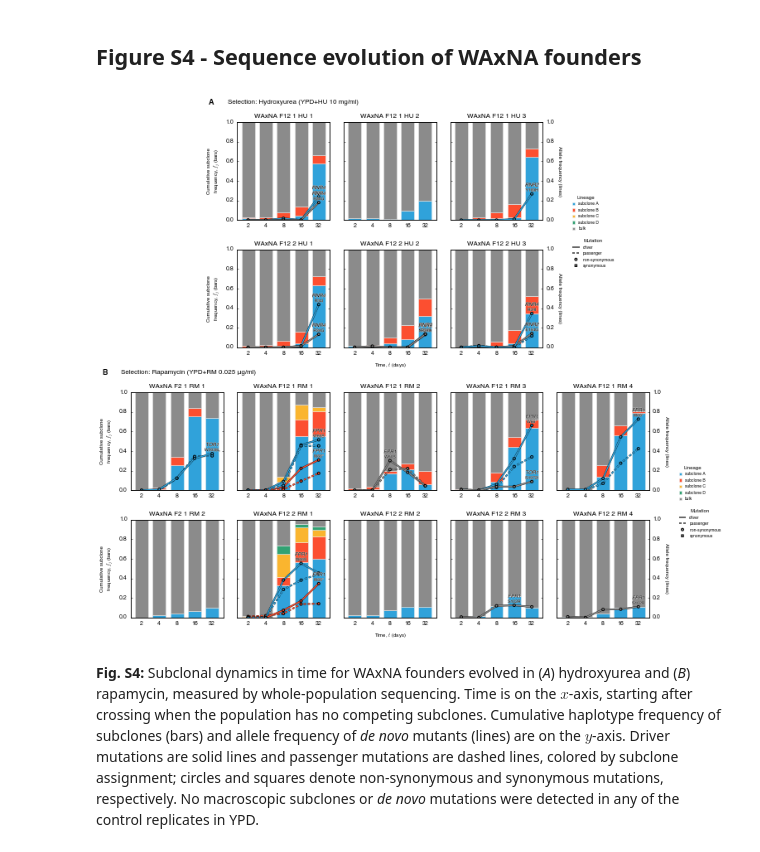
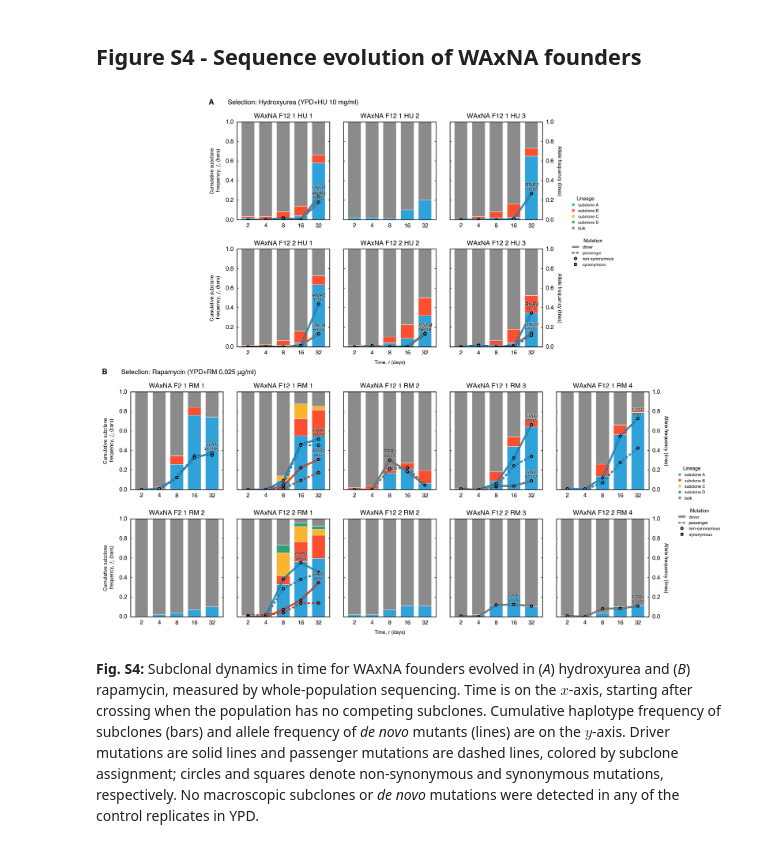
Before and after one commit to ivazquez/clonal-heterogeneity, a Jupyter notebook: src/figure2.ipynb, the cells around one changed output. Cells and saved outputs as stored; diff of their text form; code cells hidden in the pictures.

```diff
--- a/src/figure2.ipynb
+++ b/src/figure2.ipynb
@@ -231,7 +231,7 @@ groups_ph = groups_ph.groupby(['selection','environment'])
 
 for (ii, env) in enumerate(['HU','RM']):
 
-    fig, axes = plt.subplots(nrows=2, ncols=3, figsize=(6, 4), dpi=300, sharey='row')
+    fig, axes = plt.subplots(nrows=2, ncols=3, figsize=(6, 4), sharey='row')
 
     fig.subplots_adjust(left=0.07,bottom=0.07,right=0.85,top=0.95,hspace=0.3,wspace=0.1)
 
@@ -443,8 +443,8 @@ for (ii, env) in enumerate(['HU','RM']):
                 ax.xaxis.set_major_locator(ticker.MaxNLocator(nbins=6))
                 ax.yaxis.set_major_locator(ticker.MaxNLocator(nbins=4))
 
-    fig.savefig(dir_paper+'figures/figure2/figure2_%s.png' % env, dpi=300, bbox_inches='tight')
-    fig.savefig(dir_paper+'figures/figure2/figure2_%s.svg' % env, dpi=300, bbox_inches='tight')
+    fig.savefig(dir_paper+'figures/figure2/figure2_%s.png' % env, bbox_inches='tight')
+    fig.savefig(dir_paper+'figures/figure2/figure2_%s.svg' % env, bbox_inches='tight')
     plt.show()
 # %% [output]
 A value is trying to be set on a copy of a slice from a DataFrame.
@@ -479,7 +479,7 @@ groups_dn = seq_dn_df[(seq_dn_df.population.isin(populations)) & \
                       (seq_dn_df.clone=='')].groupby(['selection','population'])
 
 # get a figure with a lot of subplots
-fig = plt.figure(figsize=(8, 5), dpi=300)
+fig = plt.figure(figsize=(8, 5))
 
 grid = gridspec.GridSpec(2, 1, hspace=0.5)
 
@@ -588,7 +588,7 @@ for ax in fig.get_axes():
     for loc in ['top','bottom','left','right']:
         ax.spines[loc].set_linewidth(0.75)
 
-fig.savefig(dir_supp+'figures/supp_figure_seq_subclonal_dynamics/supp_figure_seq_subclonal_dynamics_parents.png', dpi=300, bbox_inches='tight')
-fig.savefig(dir_supp+'figures/supp_figure_seq_subclonal_dynamics/supp_figure_seq_subclonal_dynamics_parents.svg', dpi=300, bbox_inches='tight')
+fig.savefig(dir_supp+'figures/supp_figure_seq_subclonal_dynamics/supp_figure_seq_subclonal_dynamics_parents.png', bbox_inches='tight')
+fig.savefig(dir_supp+'figures/supp_figure_seq_subclonal_dynamics/supp_figure_seq_subclonal_dynamics_parents.svg', bbox_inches='tight')
 plt.show()
 # %% [output]
@@ -627,7 +627,7 @@ groups_dn = seq_dn_df[(seq_dn_df.population.isin(populations))&\
                       (seq_dn_df.clone=='')].groupby(['selection','population'])
 
 # get a figure with a lot of subplots
-fig = plt.figure(figsize=(10, 10), dpi=300)
+fig = plt.figure(figsize=(10, 10))
 
 grid = gridspec.GridSpec(2, 1)
 
@@ -738,36 +738,36 @@ for (ii, e) in enumerate(['HU','RM']):
 
         plt.setp(ax1.xaxis.get_majorticklabels(), rotation=0) # rotate the x-axis ticks
 
         # set panel labels
         if (e,p) in [('HU','WAxNA_F12_1_HU_1'),('RM','WAxNA_F2_1_RM_1')]:
             ax1.text(-0.25, 1.2,  chr(ii + ord('A')), transform=ax1.transAxes,
                      fontsize=9, fontweight='bold', va='center', ha='right')
             ax1.text(-0.1, 1.2, 'Selection: %s' % config.selection['long_label'][e],
                      transform=ax1.transAxes, fontsize=8, va='center', ha='left')
 
 for ax in fig.get_axes():
 
     ax.set_ylim(0, 1) # axes limits
 
     ax.xaxis.label.set_size(6)
     ax.yaxis.label.set_size(6)
     ax.tick_params(axis='both', which='major', size=2, labelsize=6)
     ax.tick_params(axis='both', which='minor', size=0, labelsize=0)
 
     plt.setp(ax.get_xticklabels(), fontsize=7)
     plt.setp(ax.get_yticklabels(), fontsize=7)
 
     for tk in ax.get_xticklabels():
         tk.set_visible(True)
 
     for loc in ['top','bottom','left','right']:
         ax.spines[loc].set_linewidth(.75)
 
-fig.savefig(dir_supp+'figures/supp_figure_seq_subclonal_dynamics/supp_figure_seq_subclonal_dynamics_cross.png', dpi=300, bbox_inches='tight')
-fig.savefig(dir_supp+'figures/supp_figure_seq_subclonal_dynamics/supp_figure_seq_subclonal_dynamics_cross.svg', dpi=300, bbox_inches='tight')
+fig.savefig(dir_supp+'figures/supp_figure_seq_subclonal_dynamics/supp_figure_seq_subclonal_dynamics_cross.png', bbox_inches='tight')
+fig.savefig(dir_supp+'figures/supp_figure_seq_subclonal_dynamics/supp_figure_seq_subclonal_dynamics_cross.svg', bbox_inches='tight')
 plt.show()
 # %% [output]
-[figure, old version]
+[figure, new version]
 # %% [markdown]
 **Fig. S4:** Subclonal dynamics in time for WAxNA founders evolved in (*A*) hydroxyurea and (*B*) rapamycin, measured by whole-population sequencing. Time is on the $x$-axis, starting after crossing when the population has no competing subclones. Cumulative haplotype frequency of subclones (bars) and allele frequency of *de novo* mutants (lines) are on the $y$-axis. Driver mutations are solid lines and passenger mutations are dashed lines, colored by subclone assignment; circles and squares denote non-synonymous and synonymous mutations, respectively. No macroscopic subclones or *de novo* mutations were detected in any of the control replicates in YPD.
 # %% [markdown]
```
Also changed, not shown: parts of 3 cells of this notebook, 24 other files.
